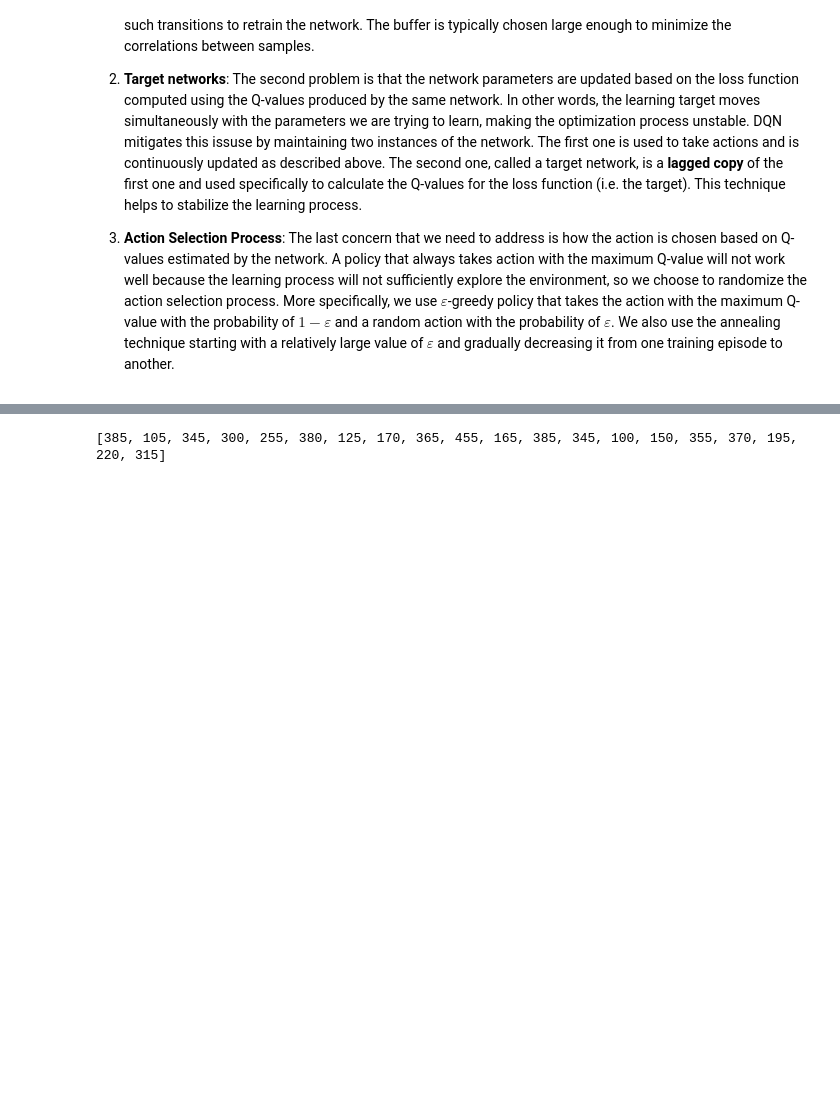
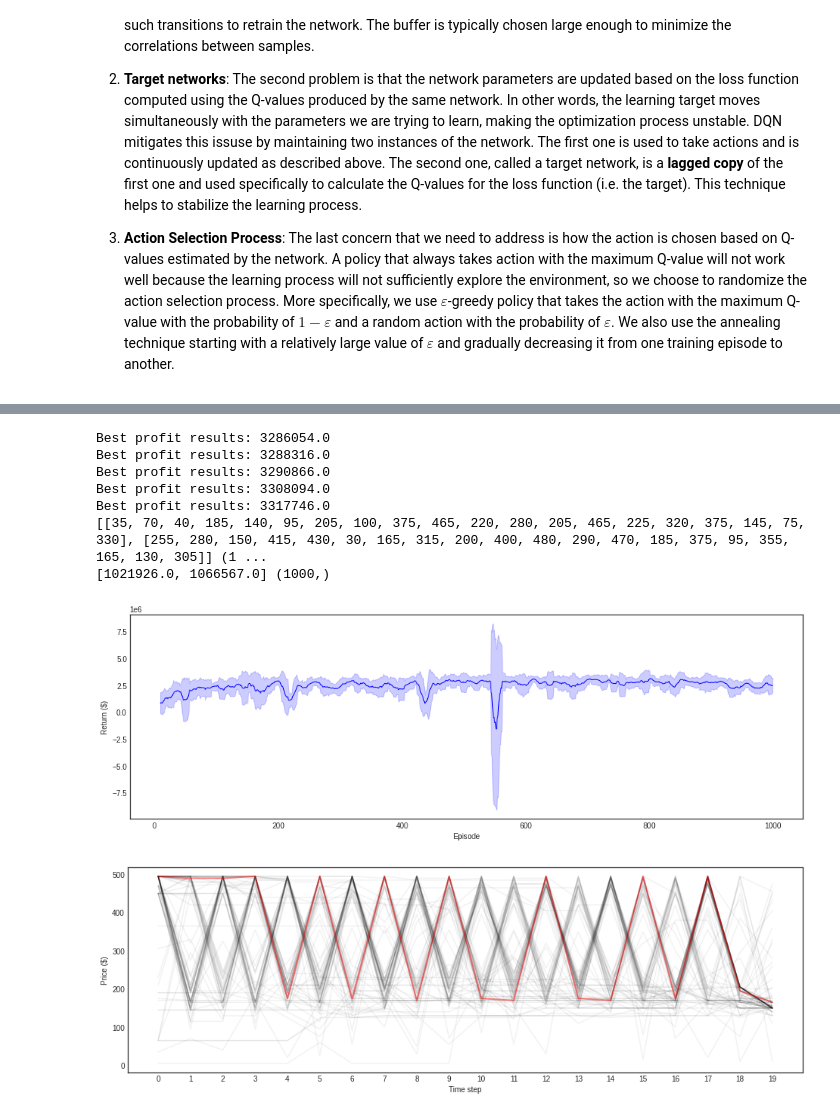
Before and after one commit to lejinvarghese/learning_algorithms, a Jupyter notebook: pricing/dqn_pricing.ipynb, the cells around one changed output, grey strips where cells are left out. Cells and saved outputs as stored; diff of their text form; code cells hidden in the pictures; blank space fills up the shorter version.

```diff
--- a/pricing/dqn_pricing.ipynb
+++ b/pricing/dqn_pricing.ipynb
@@ -588,4 +586,22 @@ Best profit results: 3383717.0
-# %%
-print(p_trace[0])
-# %% [output]
-[385, 105, 345, 300, 255, 380, 125, 170, 365, 455, 165, 385, 345, 100, 150, 355, 370, 195, 220, 315]
+# %%
+plot_return_trace(return_trace)
+
+fig = plt.figure(figsize=(16, 5))
+plot_price_schedules(p_trace, 10, 1, fig.number)
+
+for margin in sorted(margin_total_resp(s) for s in p_trace)[-5:]:
+    print(f'Best profit results: {margin}')
+
+
+print(p_trace[:2], np.shape(p_trace))
+print(return_trace[:2], np.shape(return_trace))
+# %% [output]
+Best profit results: 3286054.0
+Best profit results: 3288316.0
+Best profit results: 3290866.0
+Best profit results: 3308094.0
+Best profit results: 3317746.0
+[[35, 70, 40, 185, 140, 95, 205, 100, 375, 465, 220, 280, 205, 465, 225, 320, 375, 145, 75, 330], [255, 280, 150, 415, 430, 30, 165, 315, 200, 400, 480, 290, 470, 185, 375, 95, 355, 165, 130, 305]] (1 ...
+[1021926.0, 1066567.0] (1000,)
+[figure, added]
+[figure, added]
```
Also changed, not shown: parts of 14 cells of this notebook, 5 other files.
